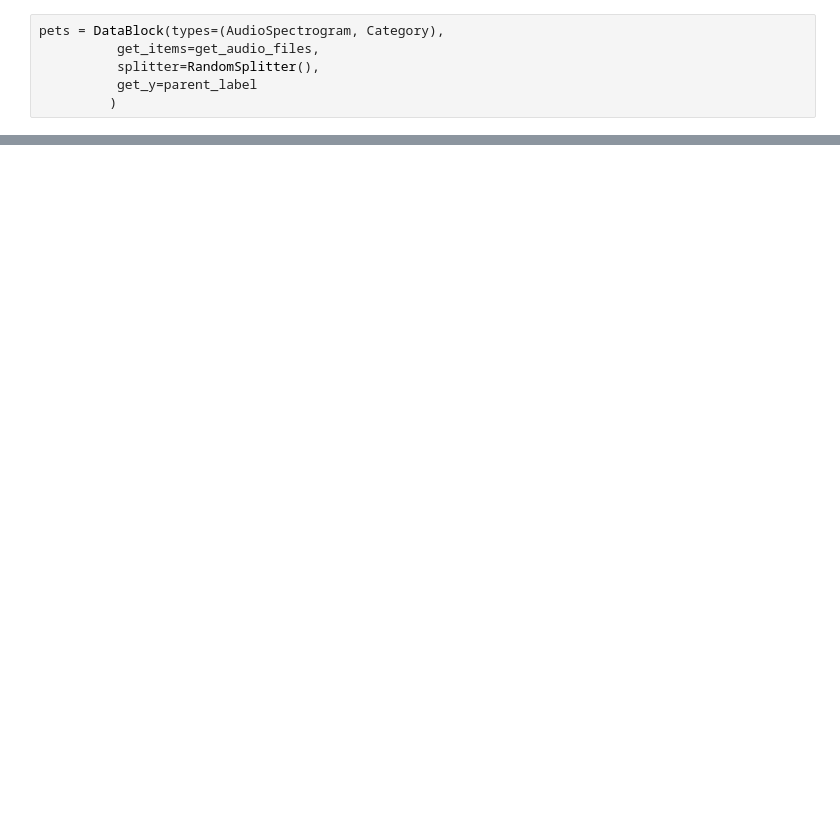
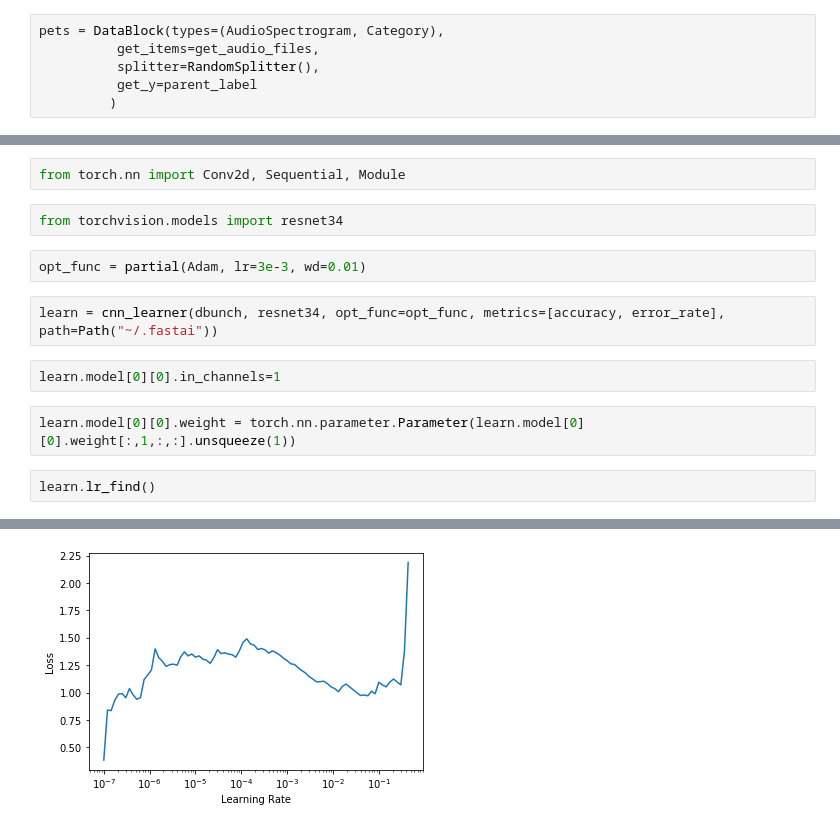
Before and after one commit to limeai/fastai_dev, a Jupyter notebook: dev/71_audio_model.ipynb, the cells around one changed output, grey strips where cells are left out. Drawn from its saved outputs; the diff is of its cells as text; blank space fills up the shorter version.

Commit message:
Learner Built working-ish

```diff
--- a/dev/71_audio_model.ipynb
+++ b/dev/71_audio_model.ipynb
@@ -255,0 +88,15 @@ pets(items[0])
+# %%
+from torch.nn import Conv2d, Sequential, Module
+# %%
+from torchvision.models import resnet34
+# %%
+opt_func = partial(Adam, lr=3e-3, wd=0.01)
+# %%
+learn = cnn_learner(dbunch, resnet34, opt_func=opt_func, metrics=[accuracy, error_rate], path=Path("~/.fastai"))
+# %%
+learn.model[0][0].in_channels=1
+# %%
+learn.model[0][0].weight = torch.nn.parameter.Parameter(learn.model[0][0].weight[:,1,:,:].unsqueeze(1))
+# %%
+learn.lr_find()
+# %% [output]
@@ -255,0 +104 @@ pets(items[0])
+[figure, added]
```
Also changed, not shown: parts of 52 cells of this notebook.
